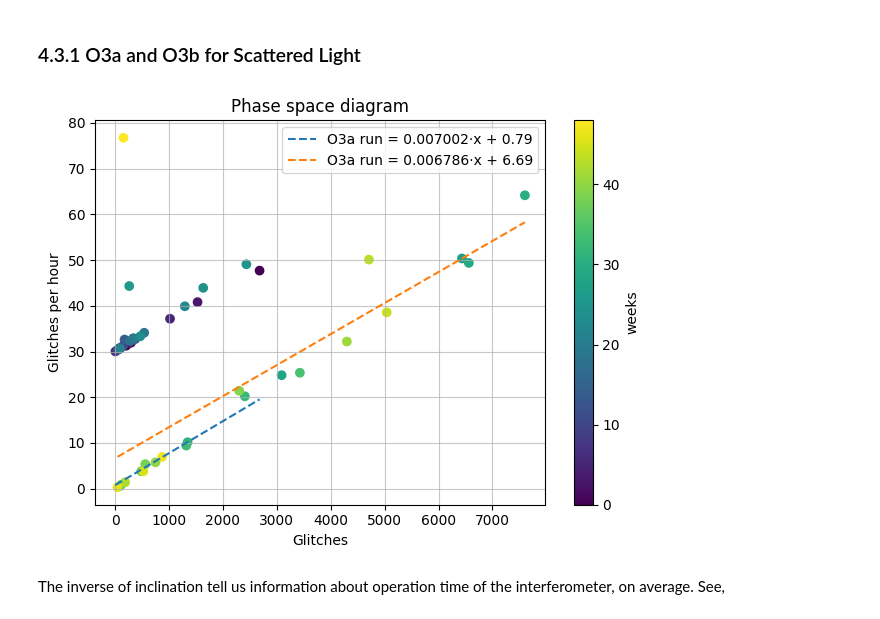
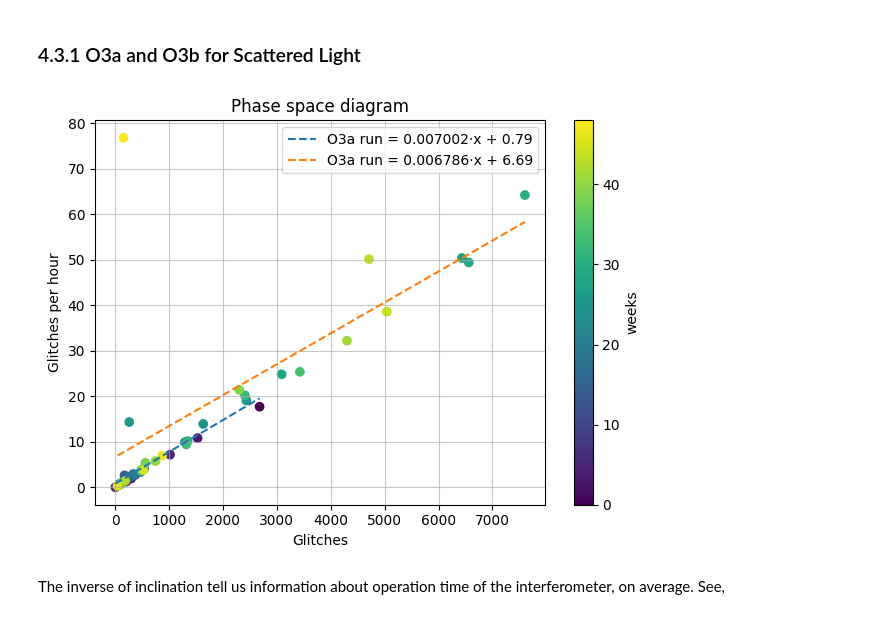
Before and after one commit to physerikc/gravitational-waves, a Jupyter notebook: glitch_statistic_O3run.ipynb, the cells around one changed output. Drawn from its saved outputs; the diff is of its cells as text; code cells hidden in the pictures.

```diff
--- a/glitch_statistic_O3run.ipynb
+++ b/glitch_statistic_O3run.ipynb
@@ -274,35 +274,35 @@ plt.plot(x_reg, y_reg, '--', label=f'O3a run = {c:.6f}·x + {d:.2f}')
 weeks_total = np.arange(len(counts_psd_a) + len(counts_psd_b))
 
 # Fixed limits for the color scale
 vmin = weeks_total.min()
 vmax = weeks_total.max()
 
 # scatter = main_plt.scatter(counts, rate, marker='o',
 #                             c=weeks_total, cmap='viridis',)
 # Scatter O3a
-scattera = main_plt.scatter(counts_psd_a, rate_psd_a+30, marker='o',
+scattera = main_plt.scatter(counts_psd_a, rate_psd_a, marker='o',
                             c=weeks_total[:len(counts_psd_a)], cmap='viridis',
                             vmin=vmin, vmax=vmax)
 
 # Scatter O3b
 scatterb = main_plt.scatter(counts_psd_b, rate_psd_b, marker='o',
                             c=weeks_total[len(counts_psd_a):], cmap='viridis',
                             vmin=vmin, vmax=vmax)
 
 # Unique colorbar
 cbar = plt.colorbar(scattera)
 cbar.set_label('weeks')
 
 plt.title('Phase space diagram')
 plt.xlabel('Glitches')
 plt.ylabel('Glitches per hour')
 
 plt.grid(linestyle='-', alpha=0.7)
 plt.tight_layout()
 plt.legend()
 plt.show()
 # %% [output]
-[figure, old version]
+[figure, new version]
 # %% [markdown]
 The inverse of inclination tell us information about operation time of the interferometer, on average. See,
 # %%
```
